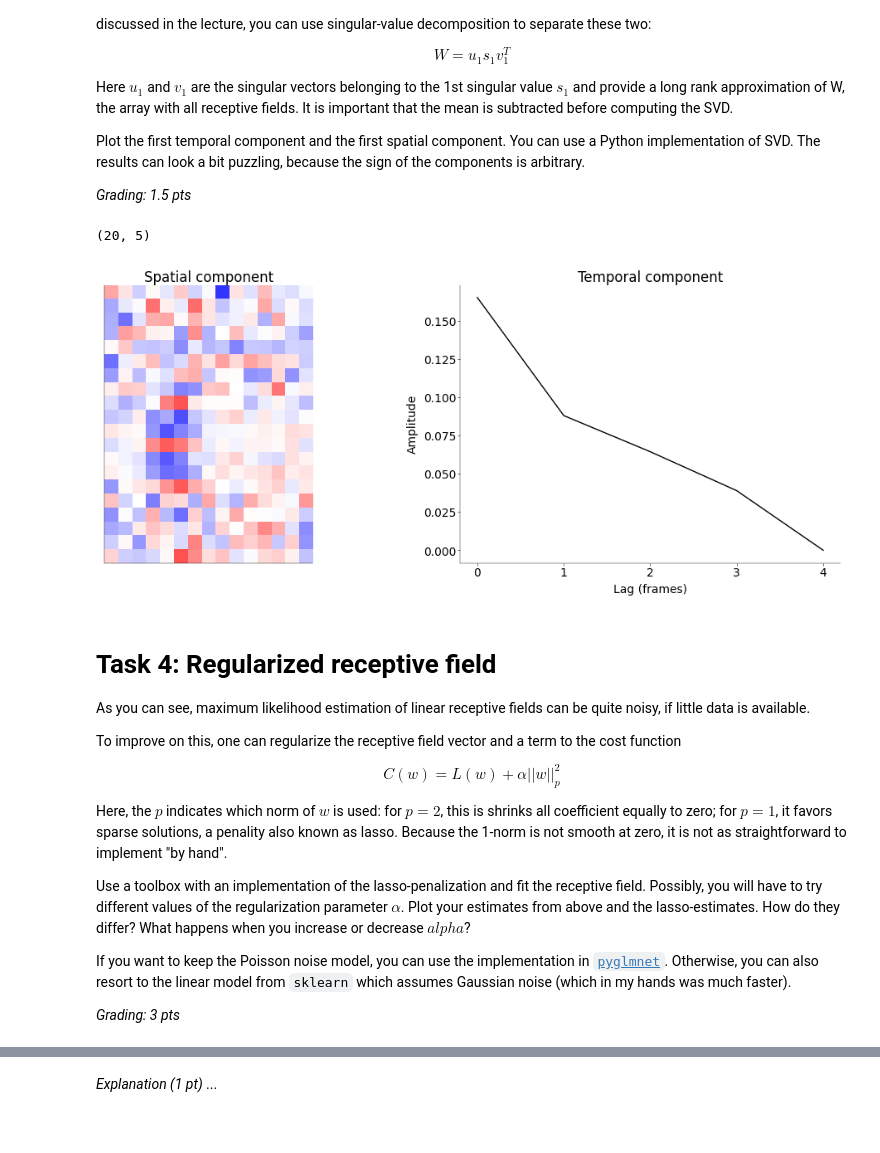
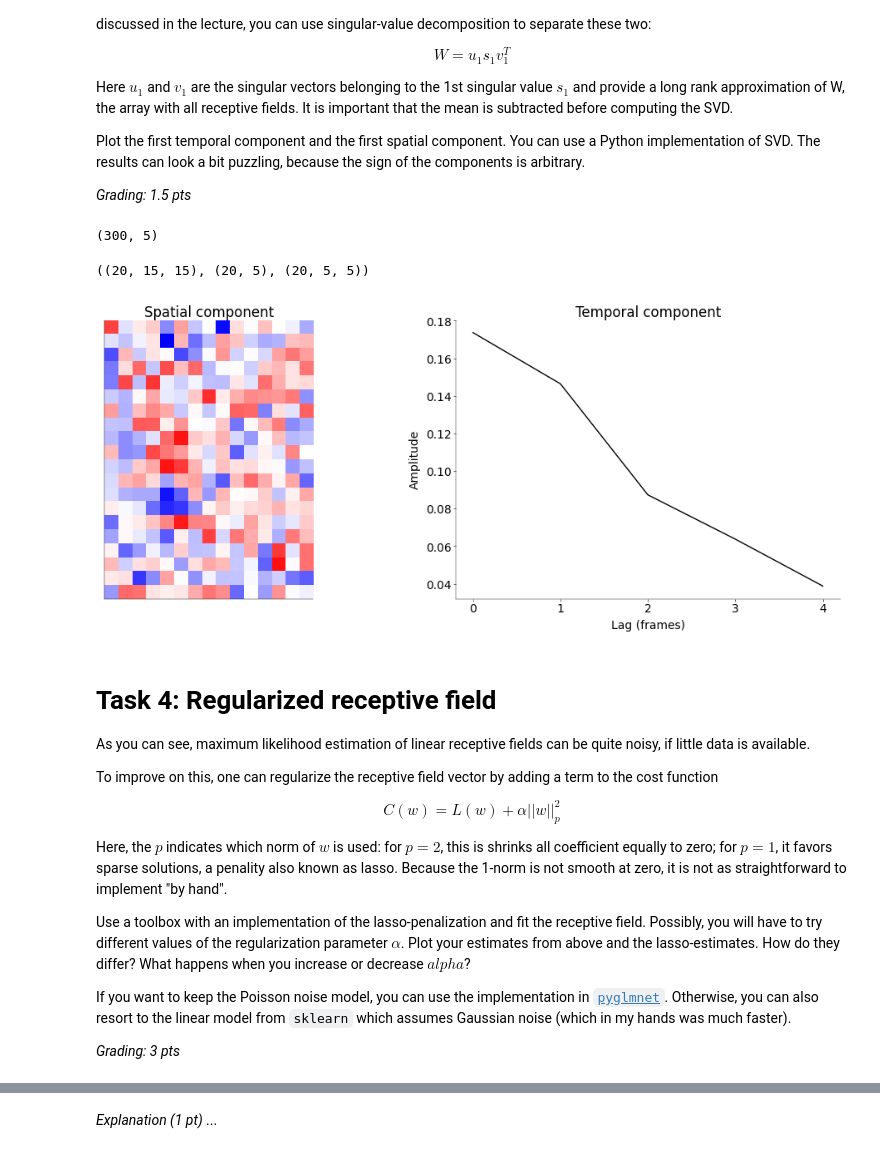
Before and after one commit to toniklenk/NeuralDataScience, a Jupyter notebook: notebooks/CodingLab5.ipynb, the cells around one changed output, grey strips where cells are left out. Saved outputs shown, nothing was run; the diff lists cells and outputs as text; code cells hidden in the pictures.

```diff
--- a/notebooks/CodingLab5.ipynb
+++ b/notebooks/CodingLab5.ipynb
@@ -454,3 +450,5 @@ Here $u_1$ and $v_1$ are the singular vectors belonging to the 1st singular valu
 Plot the first temporal component and the first spatial component. You can use a Python implementation of SVD. The results can look a bit puzzling, because the sign of the components is arbitrary.
 
 *Grading: 1.5 pts*
+# %%
+w_save = w_hat.copy()
@@ -457,45 +457,53 @@ Plot the first temporal component and the first spatial component. You can use a
+# %%
+w_hat.shape
+# %% [output]
+(300, 5)
 # %%
 # --------------------------------------------
 # Apply SVD to the fitted receptive field,
 # you can use either numpy or sklearn (0.5 pt)
 # --------------------------------------------
-w_hat = w_hat.reshape(20, 15, len(delta))
+w_hat = w_save.copy()
+w_hat = w_hat.reshape(20, 15, -1)
 w_hat = w_hat - np.mean(w_hat, axis=(0, 1), keepdims=True)  # center the data
-u, s, vh = np.linalg.svd(w_hat)
+# w_hat = w_hat - np.mean(w_hat)  # center the data
+u, s, vh = np.linalg.svd(w_hat, full_matrices=True, hermitian=False)
-# %%
-s.shape
-# %% [output]
-(20, 5)
+# %%
+u.shape, s.shape, vh.shape
+# %% [output]
+((20, 15, 15), (20, 5), (20, 5, 5))
 # %%
 # -------------------------------------------------
 # Plot the spatial and temporal components (1 pt)
 # -------------------------------------------------
+component = 0
 
 fig, ax = plt.subplot_mosaic(
     mosaic=[["Spatial", "Temporal"]], figsize=(10, 4), constrained_layout=True
 )
 # add plot
-ax["Spatial"].imshow(u[:, :, 0], cmap="bwr", vmin=-1, vmax=1)
+vlim = np.max(np.abs(u[:, :, component]))
+ax["Spatial"].imshow(u[:, :, component], cmap="bwr", vmin=-vlim, vmax=vlim)
 ax["Spatial"].set_title("Spatial component")
 ax["Spatial"].set_xticks([])
 ax["Spatial"].set_yticks([])
 ax["Spatial"].set_aspect("equal")
 
 
-ax["Temporal"].plot(s[0], color="black")
+ax["Temporal"].plot(s[component], color="black")
 ax["Temporal"].set_title("Temporal component")
 ax["Temporal"].set_ylabel("Amplitude")
 ax["Temporal"].set_xlabel("Lag (frames)")
 ax["Temporal"].set_xticks([0, 1, 2, 3, 4])
 ax["Temporal"].set_xticklabels([0, 1, 2, 3, 4]);
 # %% [output]
-[figure, old version]
+[figure, new version]
 # %% [markdown]
 # Task 4: Regularized receptive field
 
 As you can see, maximum likelihood estimation of linear receptive fields can be quite noisy, if little data is available.
 
-To improve on this, one can regularize the receptive field vector and a term to the cost function
+To improve on this, one can regularize the receptive field vector by adding a term to the cost function
 
 
 $$
```
Also changed, not shown: parts of 6 cells of this notebook.
